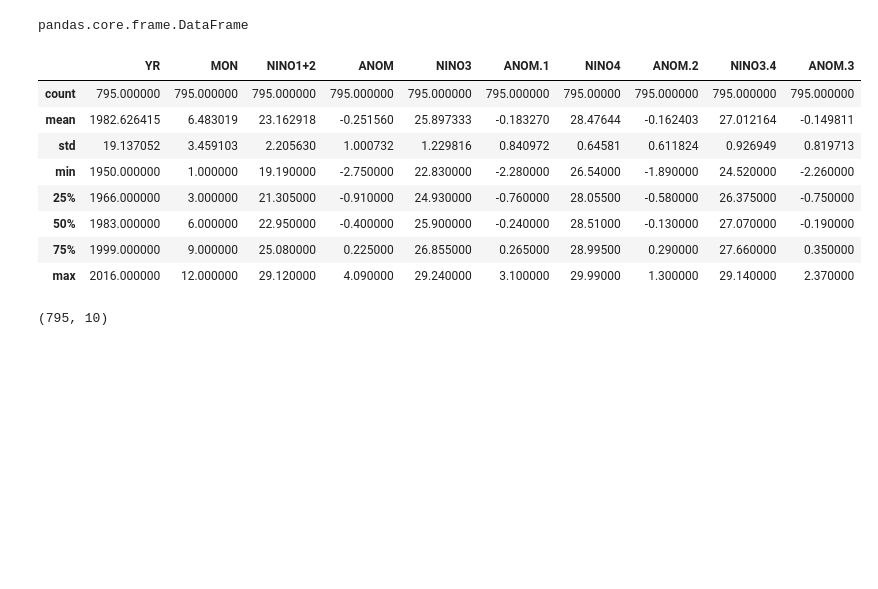
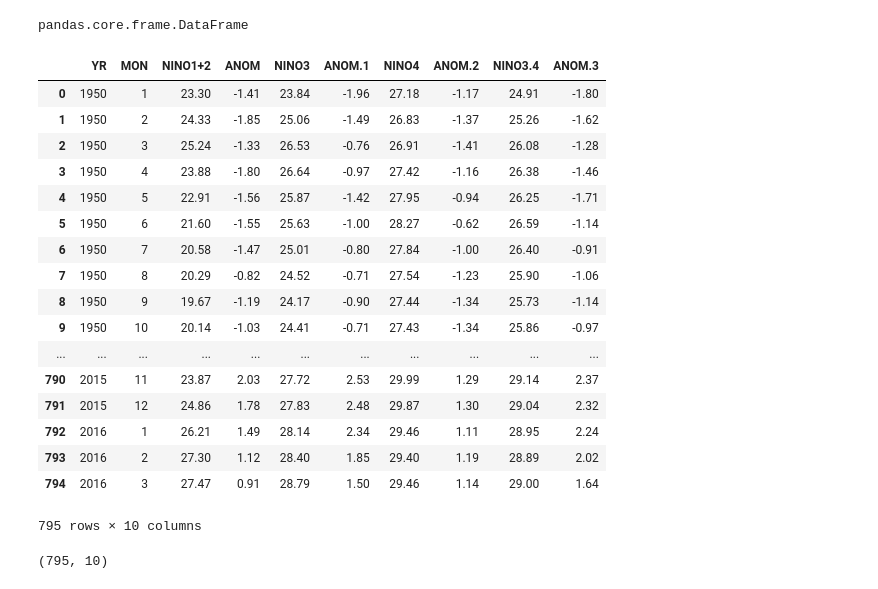
Before and after one commit to raspstephan/ESS-Python-Tutorial, a Jupyter notebook: materials/week2/3_scipy_matplotlib_pandas.ipynb, the cells around one changed output. Saved outputs shown, nothing was run; the diff lists cells and outputs as text; code cells hidden in the pictures; blank space fills up the shorter version.

```diff
--- a/materials/week2/3_scipy_matplotlib_pandas.ipynb
+++ b/materials/week2/3_scipy_matplotlib_pandas.ipynb
@@ -157,17 +204,27 @@ type(data_file)
 # %% [output]
 pandas.core.frame.DataFrame
 # %%
-data_file.describe()
+data_file
+#data_file.describe()
 # %% [output]
 |  | YR | MON | NINO1+2 | ANOM | NINO3 | ANOM.1 | NINO4 | ANOM.2 | NINO3.4 | ANOM.3 |
-| count | 795.000000 | 795.000000 | 795.000000 | 795.000000 | 795.000000 | 795.000000 | 795.00000 | 795.000000 | 795.000000 | 795.000000 |
-| mean | 1982.626415 | 6.483019 | 23.162918 | -0.251560 | 25.897333 | -0.183270 | 28.47644 | -0.162403 | 27.012164 | -0.149811 |
-| std | 19.137052 | 3.459103 | 2.205630 | 1.000732 | 1.229816 | 0.840972 | 0.64581 | 0.611824 | 0.926949 | 0.819713 |
-| min | 1950.000000 | 1.000000 | 19.190000 | -2.750000 | 22.830000 | -2.280000 | 26.54000 | -1.890000 | 24.520000 | -2.260000 |
-| 25% | 1966.000000 | 3.000000 | 21.305000 | -0.910000 | 24.930000 | -0.760000 | 28.05500 | -0.580000 | 26.375000 | -0.750000 |
-| 50% | 1983.000000 | 6.000000 | 22.950000 | -0.400000 | 25.900000 | -0.240000 | 28.51000 | -0.130000 | 27.070000 | -0.190000 |
-| 75% | 1999.000000 | 9.000000 | 25.080000 | 0.225000 | 26.855000 | 0.265000 | 28.99500 | 0.290000 | 27.660000 | 0.350000 |
-| max | 2016.000000 | 12.000000 | 29.120000 | 4.090000 | 29.240000 | 3.100000 | 29.99000 | 1.300000 | 29.140000 | 2.370000 |
+| 0 | 1950 | 1 | 23.30 | -1.41 | 23.84 | -1.96 | 27.18 | -1.17 | 24.91 | -1.80 |
+| 1 | 1950 | 2 | 24.33 | -1.85 | 25.06 | -1.49 | 26.83 | -1.37 | 25.26 | -1.62 |
+| 2 | 1950 | 3 | 25.24 | -1.33 | 26.53 | -0.76 | 26.91 | -1.41 | 26.08 | -1.28 |
+| 3 | 1950 | 4 | 23.88 | -1.80 | 26.64 | -0.97 | 27.42 | -1.16 | 26.38 | -1.46 |
+| 4 | 1950 | 5 | 22.91 | -1.56 | 25.87 | -1.42 | 27.95 | -0.94 | 26.25 | -1.71 |
+| 5 | 1950 | 6 | 21.60 | -1.55 | 25.63 | -1.00 | 28.27 | -0.62 | 26.59 | -1.14 |
+| 6 | 1950 | 7 | 20.58 | -1.47 | 25.01 | -0.80 | 27.84 | -1.00 | 26.40 | -0.91 |
+| 7 | 1950 | 8 | 20.29 | -0.82 | 24.52 | -0.71 | 27.54 | -1.23 | 25.90 | -1.06 |
+| 8 | 1950 | 9 | 19.67 | -1.19 | 24.17 | -0.90 | 27.44 | -1.34 | 25.73 | -1.14 |
+| 9 | 1950 | 10 | 20.14 | -1.03 | 24.41 | -0.71 | 27.43 | -1.34 | 25.86 | -0.97 |
+| ... | ... | ... | ... | ... | ... | ... | ... | ... | ... | ... |
+| 790 | 2015 | 11 | 23.87 | 2.03 | 27.72 | 2.53 | 29.99 | 1.29 | 29.14 | 2.37 |
+| 791 | 2015 | 12 | 24.86 | 1.78 | 27.83 | 2.48 | 29.87 | 1.30 | 29.04 | 2.32 |
+| 792 | 2016 | 1 | 26.21 | 1.49 | 28.14 | 2.34 | 29.46 | 1.11 | 28.95 | 2.24 |
+| 793 | 2016 | 2 | 27.30 | 1.12 | 28.40 | 1.85 | 29.40 | 1.19 | 28.89 | 2.02 |
+| 794 | 2016 | 3 | 27.47 | 0.91 | 28.79 | 1.50 | 29.46 | 1.14 | 29.00 | 1.64 |
+795 rows × 10 columns
 # %%
 # the first column [0] is the year of the data set
 # the ninth column [9] is the Nino3.4 index
```
Also changed, not shown: parts of 29 cells of this notebook, 4 other files.
